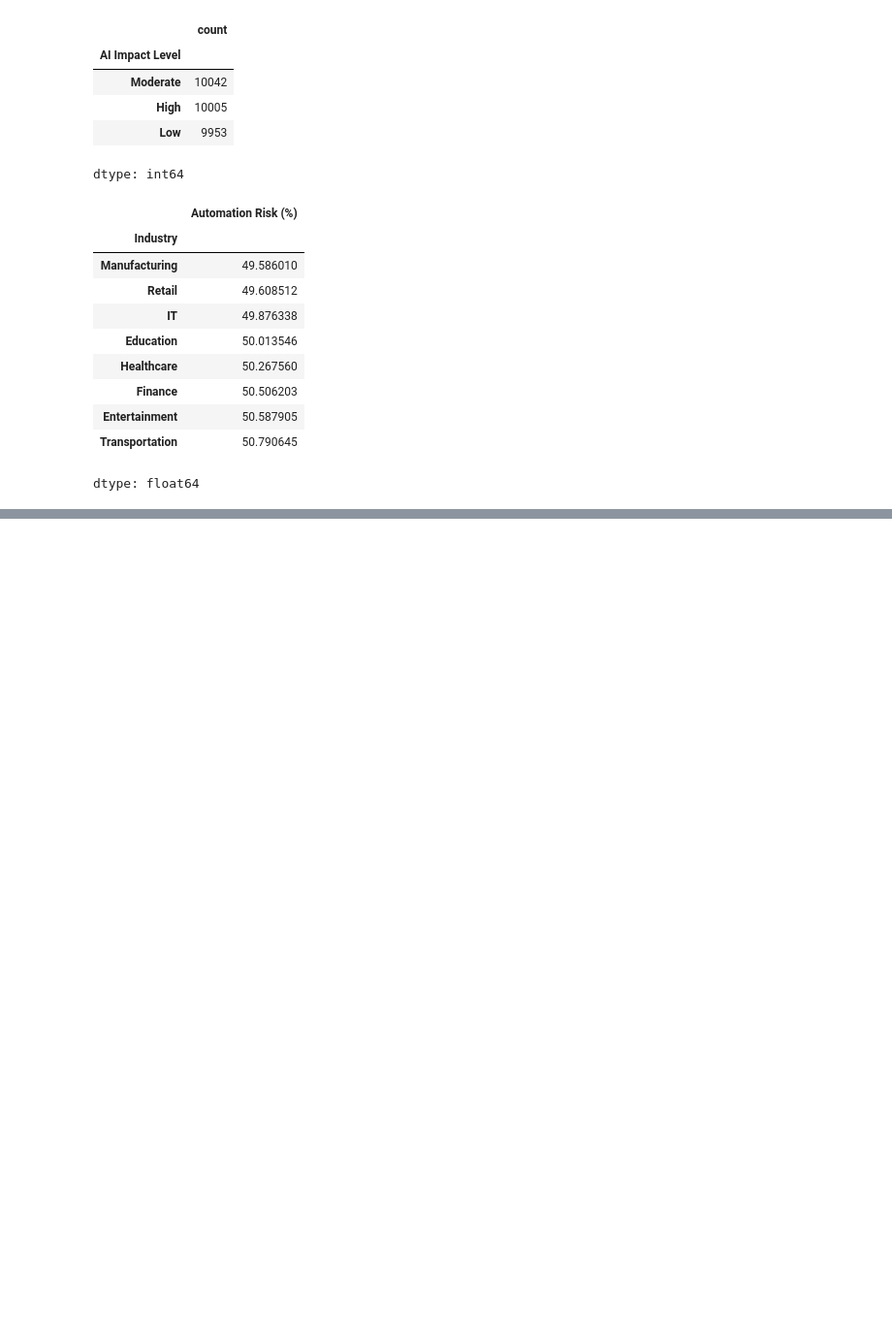
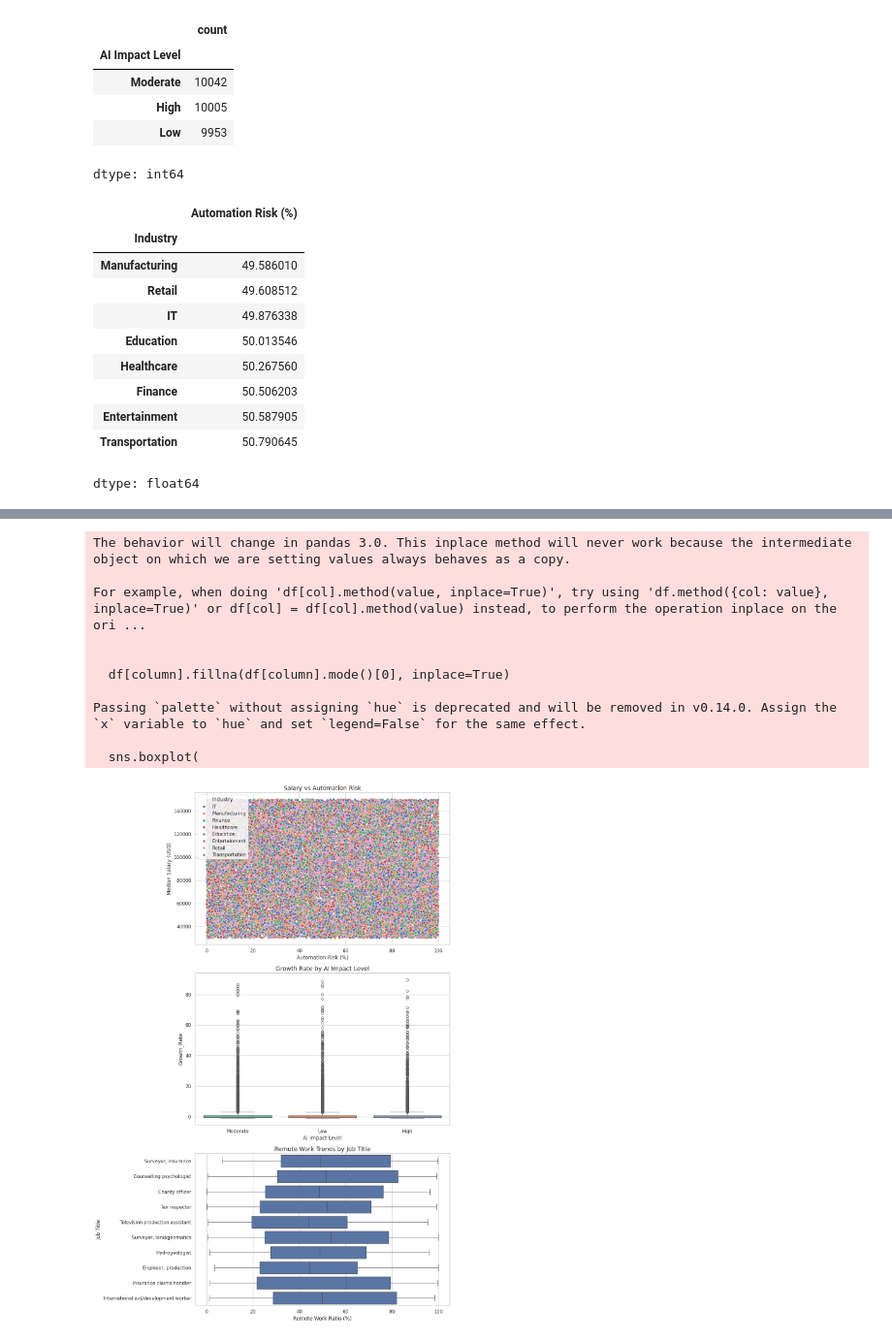
Before and after one commit to ArunK-ML/DA---AI-Impact-on-Job-Market-2024-2030----DataSet, a Jupyter notebook: DA_AI_Impact_on_Job.ipynb, the cells around one changed output, grey strips where cells are left out. Shown at 97% size. Drawn from its saved outputs; the diff is of its cells as text; code cells hidden in the pictures; blank space fills up the shorter version.

```diff
--- a/DA_AI_Impact_on_Job.ipynb
+++ b/DA_AI_Impact_on_Job.ipynb
@@ -237,0 +307,70 @@ dtype: float64
+# %%
+#Full Code
+
+import pandas as pd
+import matplotlib.pyplot as plt
+import seaborn as sns
+
+# Load the dataset
+df = pd.read_csv("/content/AI Impact on Job Market (2024–2030).csv")
+
+# Fill missing values
+for column in df.columns:
+    if df[column].isnull().sum() > 0:
+        if df[column].dtype == 'object':
+            df[column].fillna(df[column].mode()[0], inplace=True)
+        else:
+            df[column].fillna(df[column].mean(), inplace=True)
+
+# Set plot style
+sns.set(style="whitegrid")
+
+# Create 3 subplots
+fig, axes = plt.subplots(3, 1, figsize=(12, 18))
+
+# 1. Salary vs Automation Risk
+sns.scatterplot(
+    data=df,
+    x="Automation Risk (%)",
+    y="Median Salary (USD)",
+    hue="Industry",
+    ax=axes[0]
+)
+axes[0].set_title("Salary vs Automation Risk", fontsize=14)
+
+# 2. Growth Rate by AI Impact Level
+sns.boxplot(
+    data=df,
+    x="AI Impact Level",
+    y="Growth_Rate",
+    palette="Set2",
+    ax=axes[1]
+)
+axes[1].set_title("Growth Rate by AI Impact Level", fontsize=14)
+
+# 3. Remote Work Trends by Job Title (Top 10 most frequent job titles)
+top_jobs = df['Job Title'].value_counts().head(10).index
+filtered_df = df[df['Job Title'].isin(top_jobs)]
+sns.boxplot(
+    data=filtered_df,
+    x="Remote Work Ratio (%)",
+    y="Job Title",
+    ax=axes[2]
+)
+axes[2].set_title("Remote Work Trends by Job Title", fontsize=14)
+
+# Adjust layout
+plt.tight_layout()
+plt.show()
+# %% [output]
+The behavior will change in pandas 3.0. This inplace method will never work because the intermediate object on which we are setting values always behaves as a copy.
+
+For example, when doing 'df[col].method(value, inplace=True)', try using 'df.method({col: value}, inplace=True)' or df[col] = df[col].method(value) instead, to perform the operation inplace on the ori ...
+
+
+  df[column].fillna(df[column].mode()[0], inplace=True)
+
+Passing `palette` without assigning `hue` is deprecated and will be removed in v0.14.0. Assign the `x` variable to `hue` and set `legend=False` for the same effect.
+
+  sns.boxplot(
+[figure, added]
```
Also changed, not shown: parts of 2 cells of this notebook.
